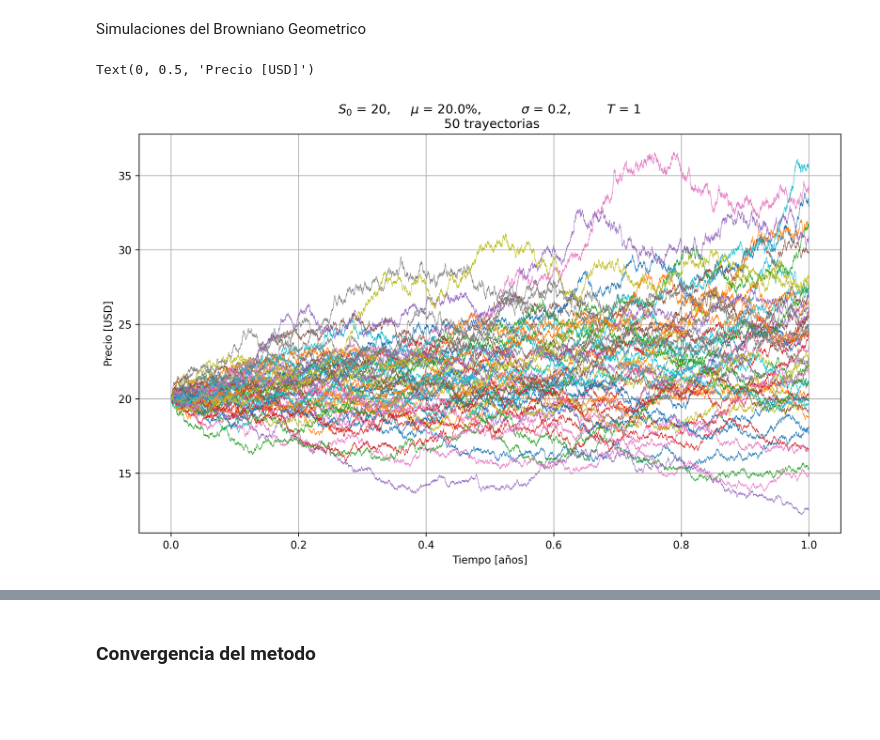
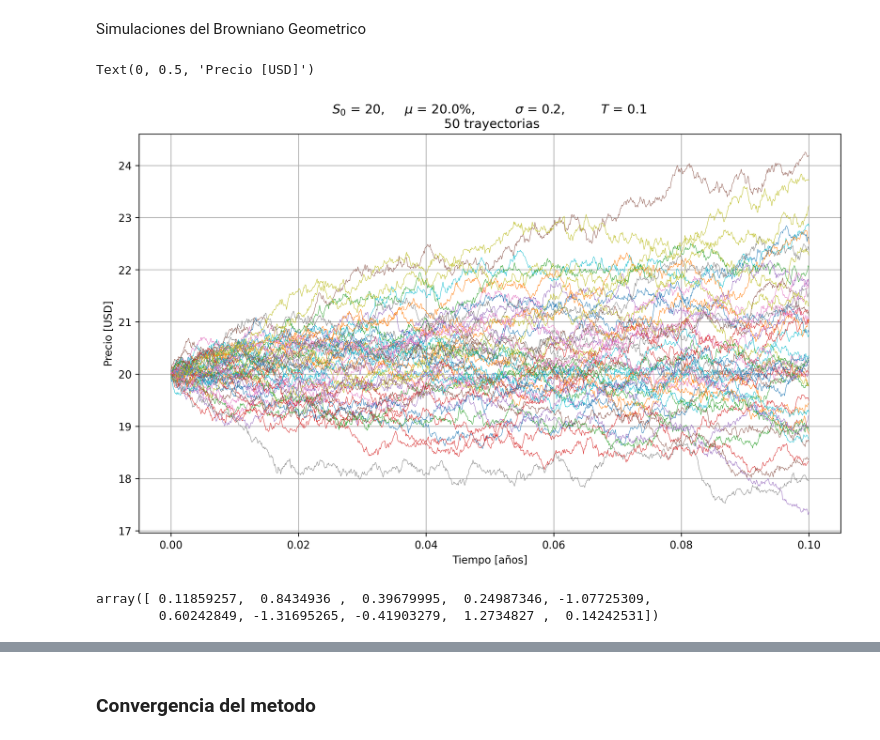
Before and after one commit to manumau-hub/finanzasCuantitativas, a Jupyter notebook: Notebooks/montecarlo.ipynb, the cells around one changed output, grey strips where cells are left out. Saved outputs shown, nothing was run; the diff lists cells and outputs as text; code cells hidden in the pictures; blank space fills up the shorter version.

```diff
--- a/Notebooks/montecarlo.ipynb
+++ b/Notebooks/montecarlo.ipynb
@@ -40,41 +42,45 @@ div = 0
 # %% [markdown]
 Simulaciones del Browniano Geometrico
 # %%
-T = 1        # Tiempo hasta madurez de la opción (1 año)
+T = .1        # Tiempo hasta madurez de la opción (1 año)
 mu = 0.2    # Tasa de crecimiento esperada del activo
 sigma = 0.2 # Volatilidad del proceso
 S0 = 20      # Condición inicial (precio inicial)
 dt = 0.0001  # Paso de tiempo (en la misma unidad que T).
 M = 50      # Cantidad de trayectorias a simular en 1 pasada.
 N = round(T/dt)
 t = np.linspace(0, T, N)
 
 # Configuración del gráfico
 fig = plt.figure(figsize=(12,7), dpi = 300)
 ax = fig.add_subplot()
 ax.set_title(f'$ S_0$ = {S0}, \t $\mu$ = {100*mu}%, \t $\sigma$ = {sigma}, \t $T$ = {T} \n {M} trayectorias')
 
 # Simulación y gráfico
 for _ in range(M):
     W = np.random.standard_normal(size = N)
     W = np.cumsum(W)*np.sqrt(dt)   ### proceso de Wiener ###
     X = (mu-0.5*sigma**2)*t + sigma*W
     S = S0*np.exp(X)   ### movimiento Browniano geométrico ###
     ax.plot(t, S, lw = 0.4)
 ax.grid(True, linestyle='-')
 ax.set_xlabel('Tiempo [años]')
 ax.set_ylabel('Precio [USD]')
 #plt.show()
 # %% [output]
 Text(0, 0.5, 'Precio [USD]')
-[figure, old version]
+[figure, new version]
 # %%
 import numpy as np
 #Tomo un vector de normales aleatorias
-pasos = 50
+pasos = 10
 z = np.random.normal(0,1,pasos)
 
 opcion = np.zeros(pasos) #En el ppt. C = C_i
+z
+# %% [output]
+array([ 0.11859257,  0.8434936 ,  0.39679995,  0.24987346, -1.07725309,
+        0.60242849, -1.31695265, -0.41903279,  1.2734827 ,  0.14242531])
 # %%
 for i in range(0,pasos):
     if tipo == "C":
```
Also changed, not shown: parts of 7 cells of this notebook, 6 other files.
